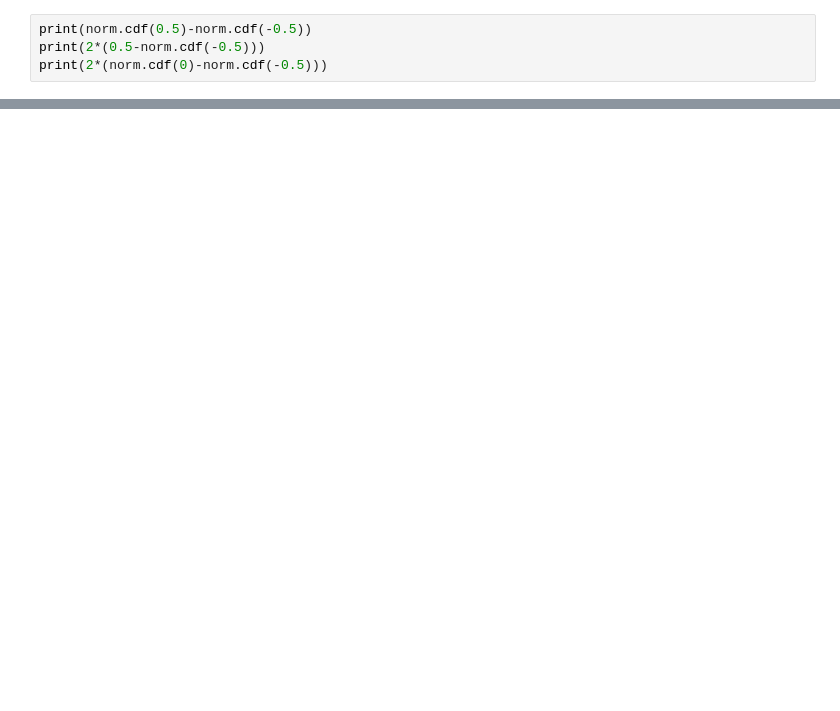
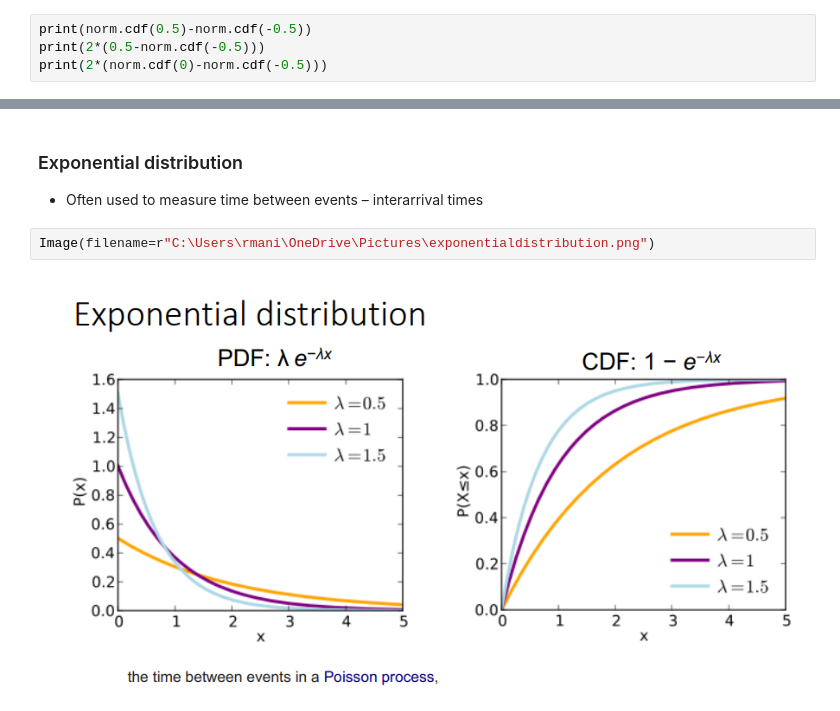
Before and after one commit to retrouvm/Code-Practice, a Jupyter notebook: Data_Science/lectures/lecture10.ipynb, the cells around one changed output, grey strips where cells are left out. Drawn from its saved outputs; the diff is of its cells as text; blank space fills up the shorter version.

```diff
--- a/Data_Science/lectures/lecture10.ipynb
+++ b/Data_Science/lectures/lecture10.ipynb
@@ -32,0 +114,7 @@ standard deviation σ, we usually write:
+# %% [markdown]
+### Exponential distribution
+* Often used to measure time between events – interarrival times
+# %%
+Image(filename=r"C:\Users\rmani\OneDrive\Pictures\exponentialdistribution.png")
+# %% [output]
+[figure, added]
```
Also changed, not shown: parts of 29 cells of this notebook, 1 other file.
